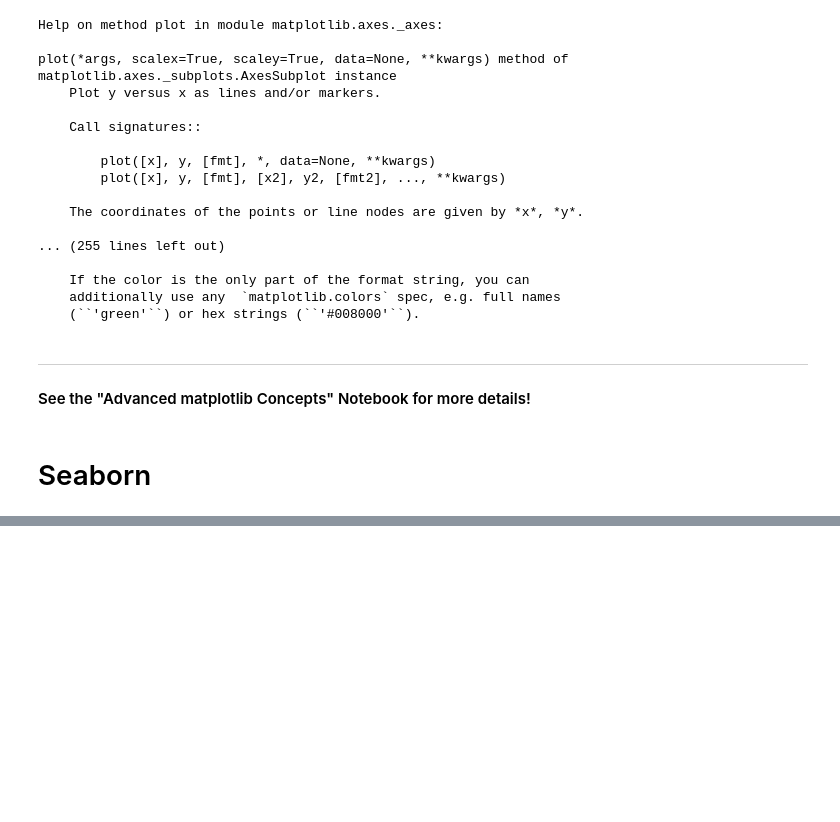
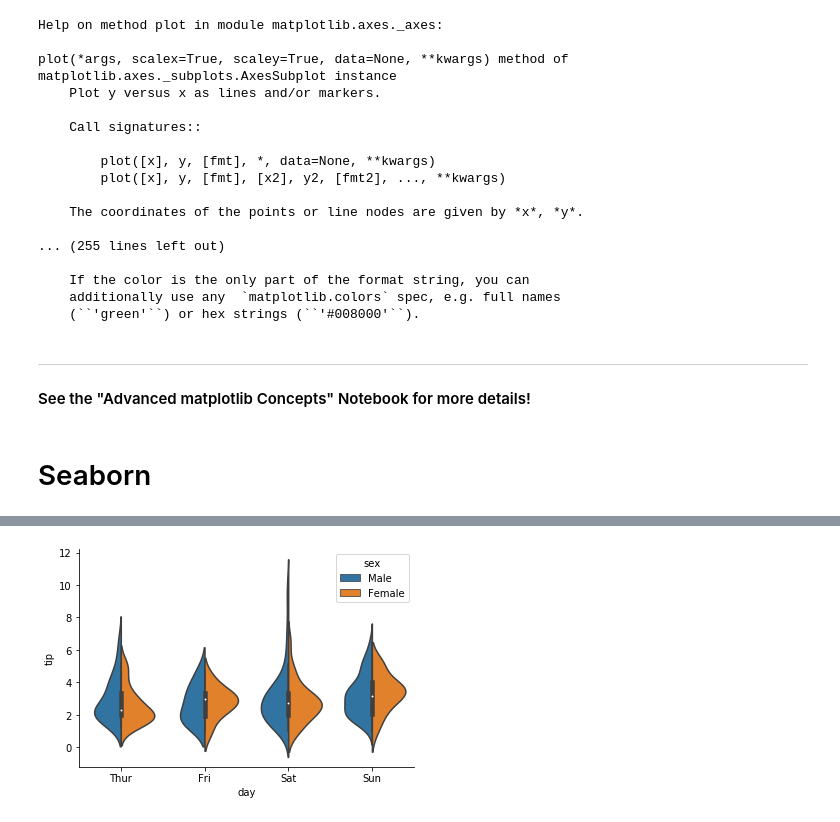
Before and after one commit to moritzwilksch/DataScienceEducation, a Jupyter notebook: JosePortilla-PythonForDS/Notes-PythonForDS.ipynb, the cells around one changed output, grey strips where cells are left out. Cells and saved outputs as stored; diff of their text form; code cells hidden in the pictures; blank space fills up the shorter version.

```diff
--- a/JosePortilla-PythonForDS/Notes-PythonForDS.ipynb
+++ b/JosePortilla-PythonForDS/Notes-PythonForDS.ipynb
@@ -266,0 +272,5 @@ sns.distplot(df.tip, kde=False) # Shows VALUE COUNTs on y instead of KDE
+# %%
+sns.violinplot(data=df, x="day", y="tip", hue="sex", split=True) #Split shows both hues instead of mirroring
+sns.despine()
+# %% [output]
+[figure, added]
```
Also changed, not shown: parts of 21 cells of this notebook.
